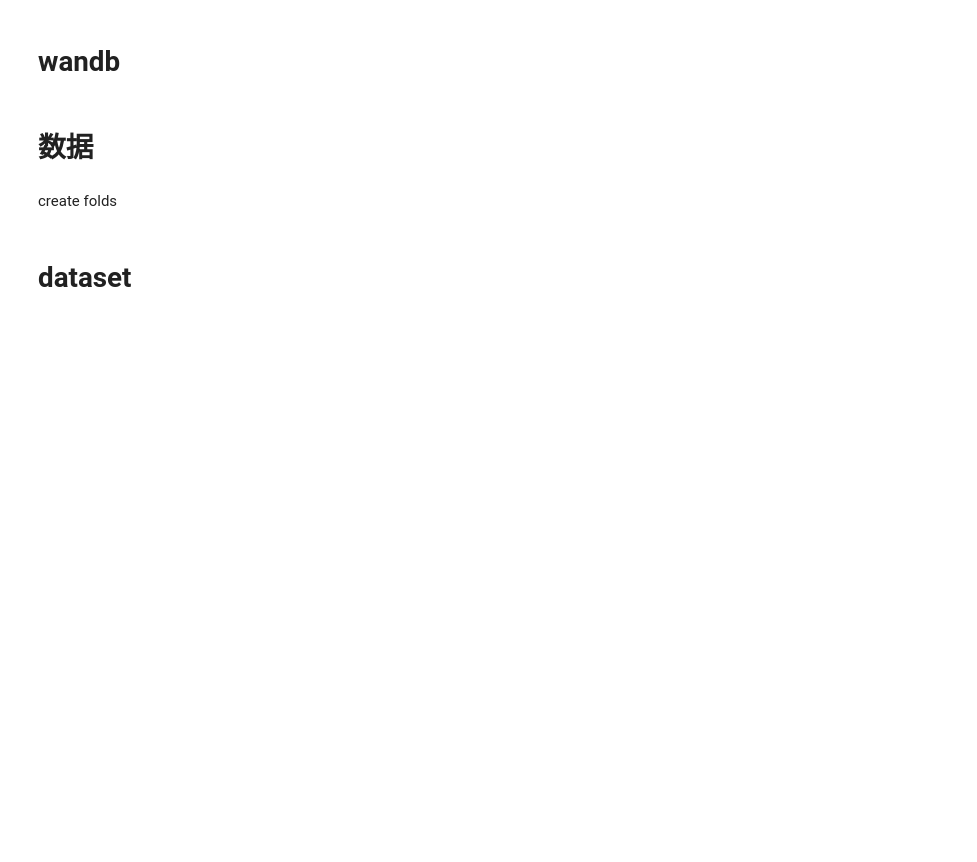
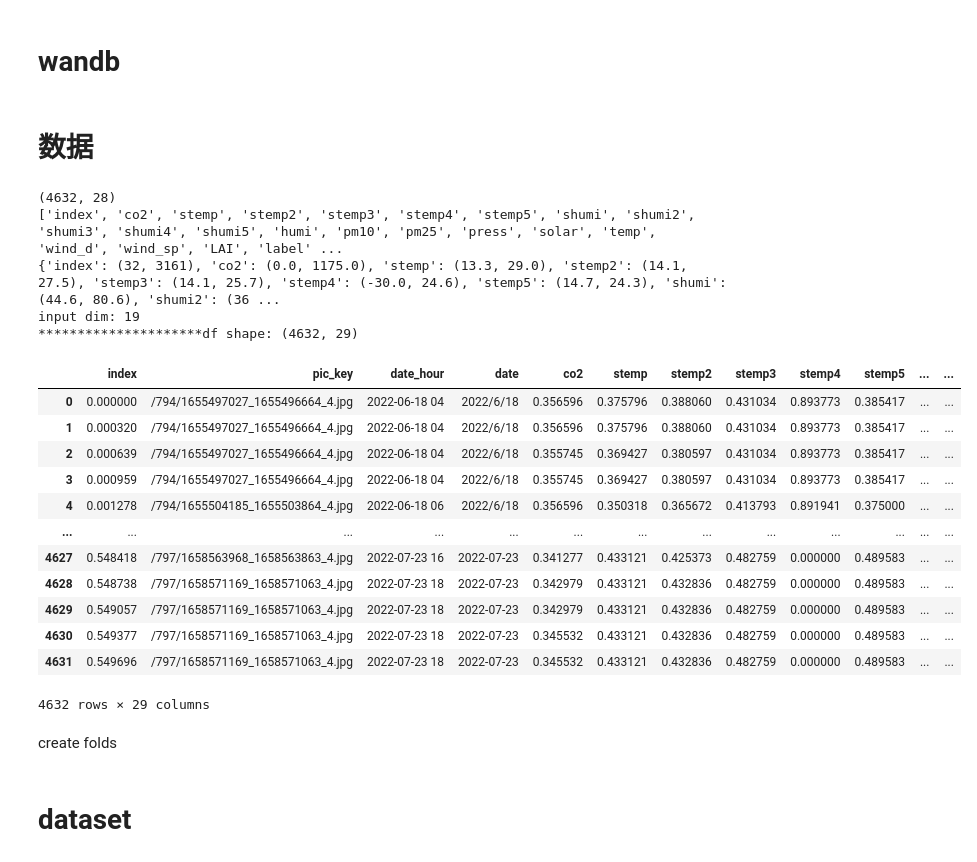
Before and after one commit to caodonghui426/MoE-ViST, a Jupyter notebook: my_vilt_total.ipynb, the cells around one changed output. Saved outputs shown, nothing was run; the diff lists cells and outputs as text; code cells hidden in the pictures; blank space fills up the shorter version.

Commit message:
update total

```diff
--- a/my_vilt_total.ipynb
+++ b/my_vilt_total.ipynb
@@ -30,8 +30,8 @@ from sklearn.model_selection import StratifiedKFold, KFold, StratifiedGroupKFold
 
 class config:
     debug = False
-    sensor_only = True
-    crop_name = "soybean"
+    sensor_only = False
+    crop_name = "total"
 
 
     exp_name = "vilt"
@@ -39,7 +39,7 @@ class config:
     batch_size = 4096  # this is a desired batch size; pl trainer will accumulate gradients when per step batch is smaller.
     train_batch_size = 32
     valid_batch_size = 4
-    device = torch.device("cuda:0" if torch.cuda.is_available() else "cpu")
+    device = torch.device("cuda:1" if torch.cuda.is_available() else "cpu")
     n_fold = 5
 
     model_name = "sensorViLOnlyTransformerSS" #仅图片
@@ -107,7 +107,7 @@ class config:
     end_lr = 0
     lr_mult = 1  # multiply lr for downstream heads
     # T_max = 8000/train_batch_size*max_epoch
-    T_max = 2126/train_batch_size*max_epoch
+    T_max = 4632/train_batch_size*max_epoch
 
     # Downstream Setting
     get_recall_metric = False
@@ -168,6 +168,17 @@ def fetch_df(crop_name):
 
         df_tianhang = pd.read_csv("/home/junsheng/ViLT/data/290-tianhang-corn.csv")
         df_tianhang['image_path'] = df_tianhang['pic_key'].map(lambda x:os.path.join('/home/junsheng/data/tianhang_corn',x.split('/')[-1]))
+    elif crop_name == "total":
+        df_tianhang_soybean = pd.read_csv("/home/junsheng/ViLT/data/290-tianhang-soybean.csv")
+        df_tianhang_soybean['image_path'] = df_tianhang_soybean['pic_key'].map(lambda x:os.path.join('/home/junsheng/data/tianhang_soybean',x.split('/')[-1]))
+
+        df_tianhang_rice = pd.read_csv("/home/junsheng/ViLT/data/290-tianhang-rice.csv")
+        df_tianhang_rice['image_path'] = df_tianhang_rice['pic_key'].map(lambda x:os.path.join('/home/junsheng/data/tianhang_rice',x.split('/')[-1]))
+
+        df_tianhang_corn = pd.read_csv("/home/junsheng/ViLT/data/290-tianhang-corn.csv")
+        df_tianhang_corn['image_path'] = df_tianhang_corn['pic_key'].map(lambda x:os.path.join('/home/junsheng/data/tianhang_corn',x.split('/')[-1]))
+
+        df_tianhang = pd.concat([df_tianhang_soybean,df_tianhang_rice,df_tianhang_corn])
     df_tianhang['label'] = df_tianhang['LAI']
     df_tianhang = df_tianhang.dropna()
     df_tianhang = df_tianhang.reset_index()
@@ -183,33 +194,54 @@ def fetch_df(crop_name):
 
             number_title.append(title)
             x_min = df_tianhang[title].min()
             x_max = df_tianhang[title].max()
             # print(x_min,x_max)
             recorder[title] = (x_min,x_max)
             df_tianhang[title] = df_tianhang[title].map(lambda x:(x-x_min)/(x_max - x_min))
     print(number_title)
     print(recorder)
 
     # 选择传感器列
     if crop_name=="corn":
         config.senser_input_num = 17
         tianhang_sensor = ['co2', 'stemp', 'stemp2', 'stemp3', 'stemp5', 'shumi', 'shumi2', 'shumi3', 'shumi5', 'humi', 'pm10', 'pm25', 'press', 'solar', 'temp', 'wind_d', 'wind_sp']
     else:
         tianhang_sensor = ['co2', 'stemp', 'stemp2', 'stemp3', 'stemp4', 'stemp5', 'shumi', 'shumi2', 'shumi3', 'shumi4', 'shumi5', 'humi', 'pm10', 'pm25', 'press', 'solar', 'temp', 'wind_d', 'wind_sp']
     df_tianhang['sensor'] = df_tianhang[tianhang_sensor].values.tolist()
     print("input dim:",len(tianhang_sensor))
 
     # 筛选仅传感器信息
     if config.sensor_only:
     # del df_tianhang['pic_key']
         df_tianhang.drop_duplicates(subset=['pic_key'],inplace=True,ignore_index=True)
     print("*********************df shape:",df_tianhang.shape)
 
     # debug 特判
     df=df_tianhang
     if config.debug:
         df = df[:100]
     return df
+
+# fetch_df(config.crop_name)
+# %% [output]
+(4632, 28)
+['index', 'co2', 'stemp', 'stemp2', 'stemp3', 'stemp4', 'stemp5', 'shumi', 'shumi2', 'shumi3', 'shumi4', 'shumi5', 'humi', 'pm10', 'pm25', 'press', 'solar', 'temp', 'wind_d', 'wind_sp', 'LAI', 'label' ...
+{'index': (32, 3161), 'co2': (0.0, 1175.0), 'stemp': (13.3, 29.0), 'stemp2': (14.1, 27.5), 'stemp3': (14.1, 25.7), 'stemp4': (-30.0, 24.6), 'stemp5': (14.7, 24.3), 'shumi': (44.6, 80.6), 'shumi2': (36 ...
+input dim: 19
+*********************df shape: (4632, 29)
+|  | index | pic_key | date_hour | date | co2 | stemp | stemp2 | stemp3 | stemp4 | stemp5 | ... | ... |
+| 0 | 0.000000 | /794/1655497027_1655496664_4.jpg | 2022-06-18 04 | 2022/6/18 | 0.356596 | 0.375796 | 0.388060 | 0.431034 | 0.893773 | 0.385417 | ... | ... |
+| 1 | 0.000320 | /794/1655497027_1655496664_4.jpg | 2022-06-18 04 | 2022/6/18 | 0.356596 | 0.375796 | 0.388060 | 0.431034 | 0.893773 | 0.385417 | ... | ... |
+| 2 | 0.000639 | /794/1655497027_1655496664_4.jpg | 2022-06-18 04 | 2022/6/18 | 0.355745 | 0.369427 | 0.380597 | 0.431034 | 0.893773 | 0.385417 | ... | ... |
+| 3 | 0.000959 | /794/1655497027_1655496664_4.jpg | 2022-06-18 04 | 2022/6/18 | 0.355745 | 0.369427 | 0.380597 | 0.431034 | 0.893773 | 0.385417 | ... | ... |
+| 4 | 0.001278 | /794/1655504185_1655503864_4.jpg | 2022-06-18 06 | 2022/6/18 | 0.356596 | 0.350318 | 0.365672 | 0.413793 | 0.891941 | 0.375000 | ... | ... |
+| ... | ... | ... | ... | ... | ... | ... | ... | ... | ... | ... | ... | ... |
+| 4627 | 0.548418 | /797/1658563968_1658563863_4.jpg | 2022-07-23 16 | 2022-07-23 | 0.341277 | 0.433121 | 0.425373 | 0.482759 | 0.000000 | 0.489583 | ... | ... |
+| 4628 | 0.548738 | /797/1658571169_1658571063_4.jpg | 2022-07-23 18 | 2022-07-23 | 0.342979 | 0.433121 | 0.432836 | 0.482759 | 0.000000 | 0.489583 | ... | ... |
+| 4629 | 0.549057 | /797/1658571169_1658571063_4.jpg | 2022-07-23 18 | 2022-07-23 | 0.342979 | 0.433121 | 0.432836 | 0.482759 | 0.000000 | 0.489583 | ... | ... |
+| 4630 | 0.549377 | /797/1658571169_1658571063_4.jpg | 2022-07-23 18 | 2022-07-23 | 0.345532 | 0.433121 | 0.432836 | 0.482759 | 0.000000 | 0.489583 | ... | ... |
+| 4631 | 0.549696 | /797/1658571169_1658571063_4.jpg | 2022-07-23 18 | 2022-07-23 | 0.345532 | 0.433121 | 0.432836 | 0.482759 | 0.000000 | 0.489583 | ... | ... |
+4632 rows × 29 columns
 # %% [markdown]
 create folds
 # %%
```
Also changed, not shown: parts of 4 cells of this notebook.
